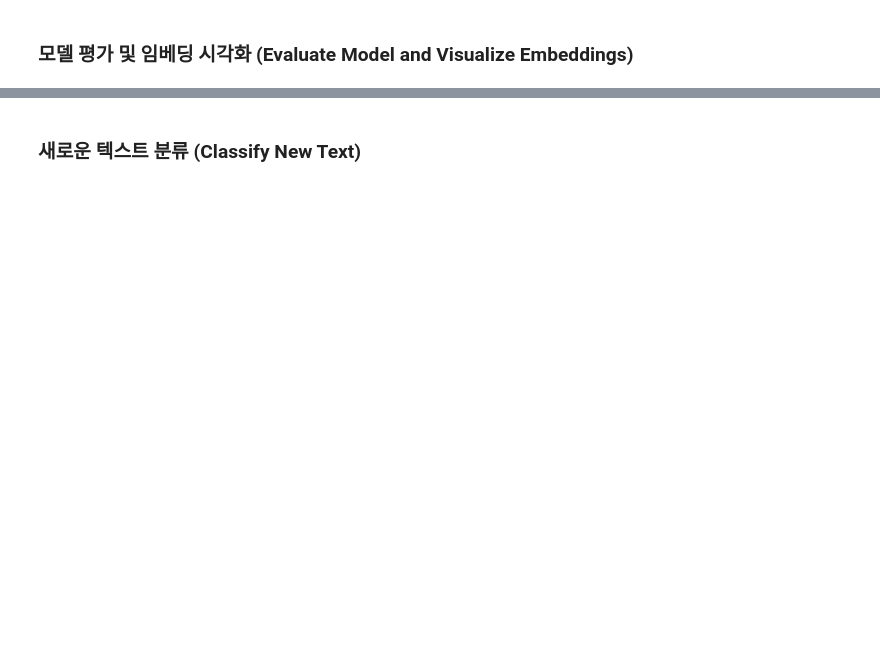
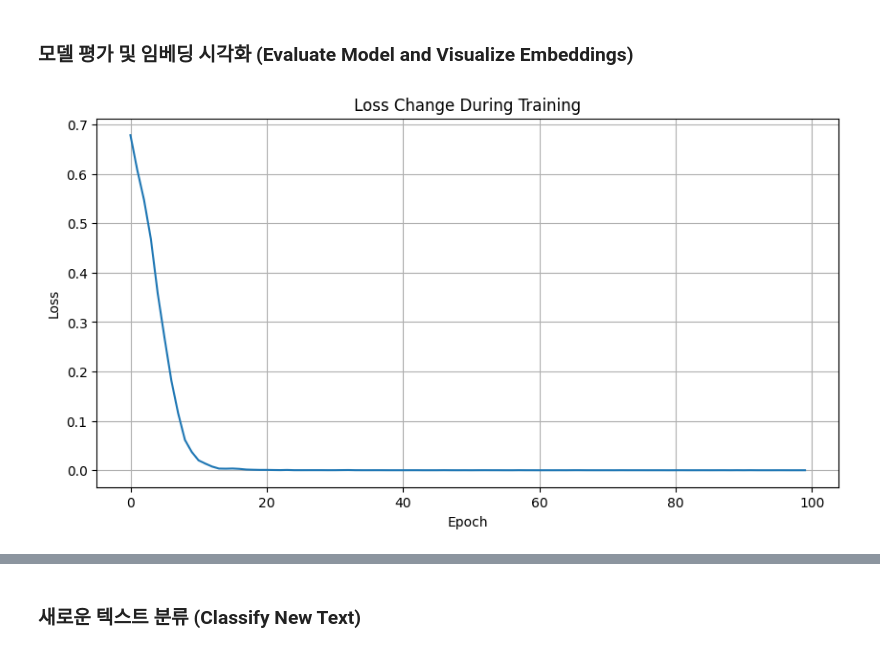
Before and after one commit to ApplesHUFS/DLPractice, a Jupyter notebook: DL_기본_실습.ipynb, the cells around one changed output, grey strips where cells are left out. Cells and saved outputs as stored; diff of their text form; code cells hidden in the pictures; blank space fills up the shorter version.

```diff
--- a/DL_기본_실습.ipynb
+++ b/DL_기본_실습.ipynb
@@ -251,6 +745,8 @@ for text, label in zip(texts, labels):
 def tokenize(text):
     """
     간단한 공백 기반 토큰화 (Simple space-based tokenization)
+    원래는 더 자세한 방법으로 토큰화를 수행해야 합니다.
+    그러나 이 실습에서는 간단하게 공백을 기준으로 토큰화합니다.
     """
     # 소문자로 변환 (Convert to lowercase)
     text = text.lower()
@@ -273,6 +779,19 @@ for i, tokens in enumerate(tokenized_texts[:3]):  # 처음 3개만 출력 (Print
 def build_vocab(tokenized_texts):
     """
     토큰화된 텍스트에서 어휘 사전 생성 (Create vocabulary from tokenized texts)
+    어휘 사전이란, 텍스트 데이터에 등장하는 모든 고유 토큰들을 모아놓은 것입니다.
+    이 과정을 수행하는 이유는 모델이 텍스트 데이터를 다루기 위해서는 텍스트를 숫자로 변환해야 하는데,
+    이때 토큰을 숫자로 변환하기 위한 사전이 필요하기 때문입니다.
+    예를 들어 apple과 banana라는 단어가 있을 때,
+    이를 숫자로 변환하기 위해서는 규칙을 정해야 하는데,
+    이 규칙이 바로 어휘 사전입니다.
+    간단하게는 'apple'이라는 단어를 1로 변환하고, 'banana'라는 단어를 2로 변환하는 식입니다.
+    아래 코드의 원리는 다음과 같습니다.
+    1. 모든 토큰을 수집합니다.
+    2. 각 토큰에 고유한 인덱스를 부여합니다.
+    3. 패딩을 위한 0번 인덱스를 추가합니다.
+    4. 알 수 없는 토큰을 위한 인덱스를 추가합니다.
+    5. 역 매핑을 위한 사전을 추가합니다.
     """
     # 모든 고유 토큰 수집 (Collect all unique tokens)
     vocab = set()
@@ -301,6 +823,8 @@ print(f"어휘 사전 샘플 (Vocabulary sample): {dict(list(word_to_idx.items()
 def text_to_indices(tokenized_text, word_to_idx, max_len=10):
     """
     토큰화된 텍스트를 인덱스 리스트로 변환 (Convert tokenized text to list of indices)
+    위에서 토큰화 및 사전 생성을 진행했기에, 이번엔 그 사전을 이용하여 토큰을 숫자로 바꿔줍시다.
+    만약, 토큰이 어휘사전에 있으면 인덱스를 반환하고 아니면, UNK 토큰으로 바꾼 후 인덱스로 바꿔줍니다.
     """
     indices = []
 
@@ -320,3 +844,10 @@ def text_to_indices(tokenized_text, word_to_idx, max_len=10):
 # 모든 텍스트를 인덱스로 변환 (Convert all texts to indices)
 max_len = 10  # 최대 시퀀스 길이 (Maximum sequence length)
 indices_list = [text_to_indices(tokens, word_to_idx, max_len) for tokens in tokenized_texts]
+
+# 결과 출력 (Print results)
+for i in range(3):  # 처음 3개만 출력 (Print first 3 only)
+    print(f"원본 (Original): {texts[i]}")
+    print(f"토큰화 (Tokenized): {tokenized_texts[i]}")
+    print(f"인덱스 (Indices): {indices_list[i]}")
+    print("-" * 50)
@@ -485,12 +1184,14 @@ for epoch in range(num_epochs):
 # %%
 # 손실 곡선 그리기 (Plot loss curve)
 plt.figure(figsize=(10, 5))
 plt.plot(losses)
-plt.title('학습 중 손실 변화 (Loss During Training)')
-plt.xlabel('에포크 (Epoch)')
-plt.ylabel('손실 (Loss)')
+plt.title('Loss Change During Training')
+plt.xlabel('Epoch')
+plt.ylabel('Loss')
 plt.grid(True)
 plt.show()
+# %% [output]
+[figure, added]
 # %%
 # 임베딩 가중치 추출 (Extract embedding weights)
 embedding_weights = model.embedding.weight.cpu().detach().numpy()
```
Also changed, not shown: parts of 34 cells of this notebook, 1 other file.
